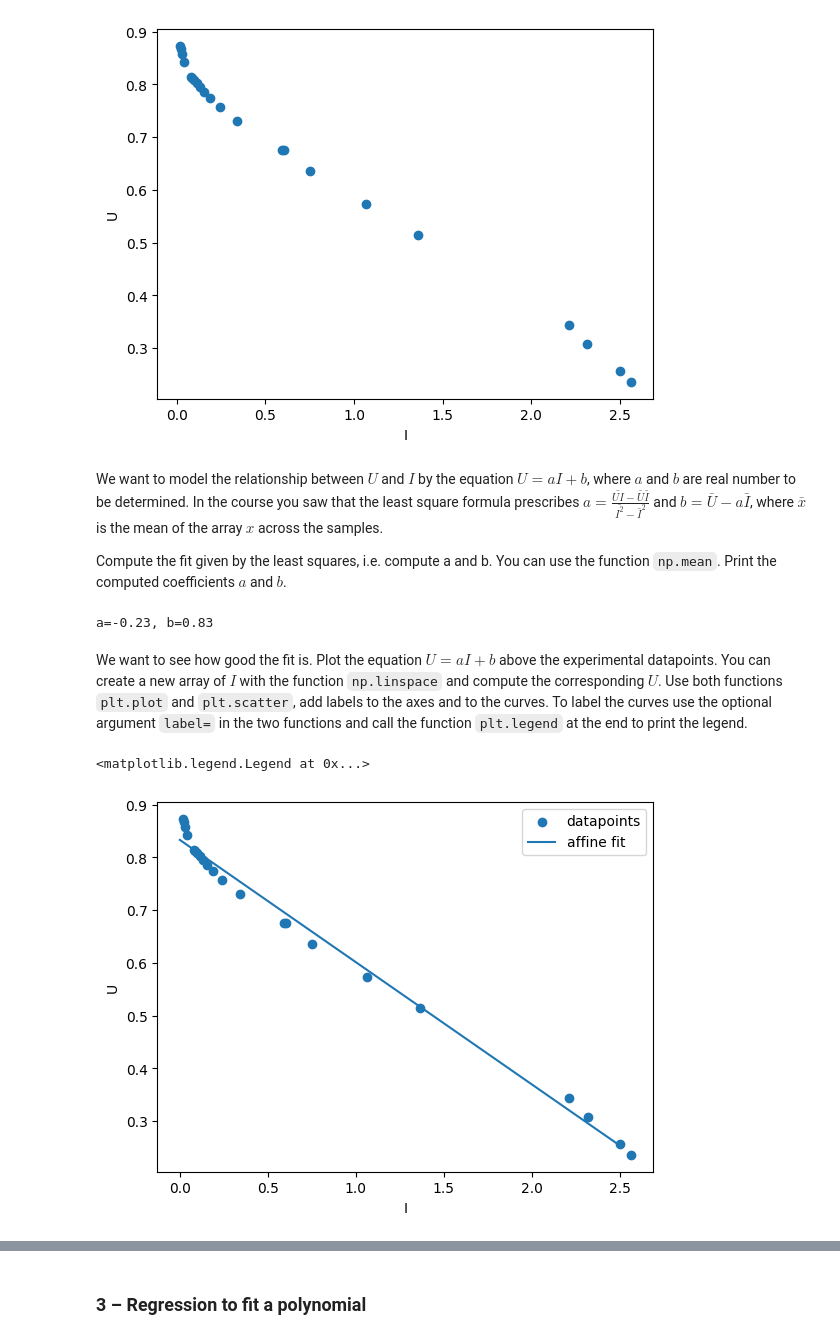
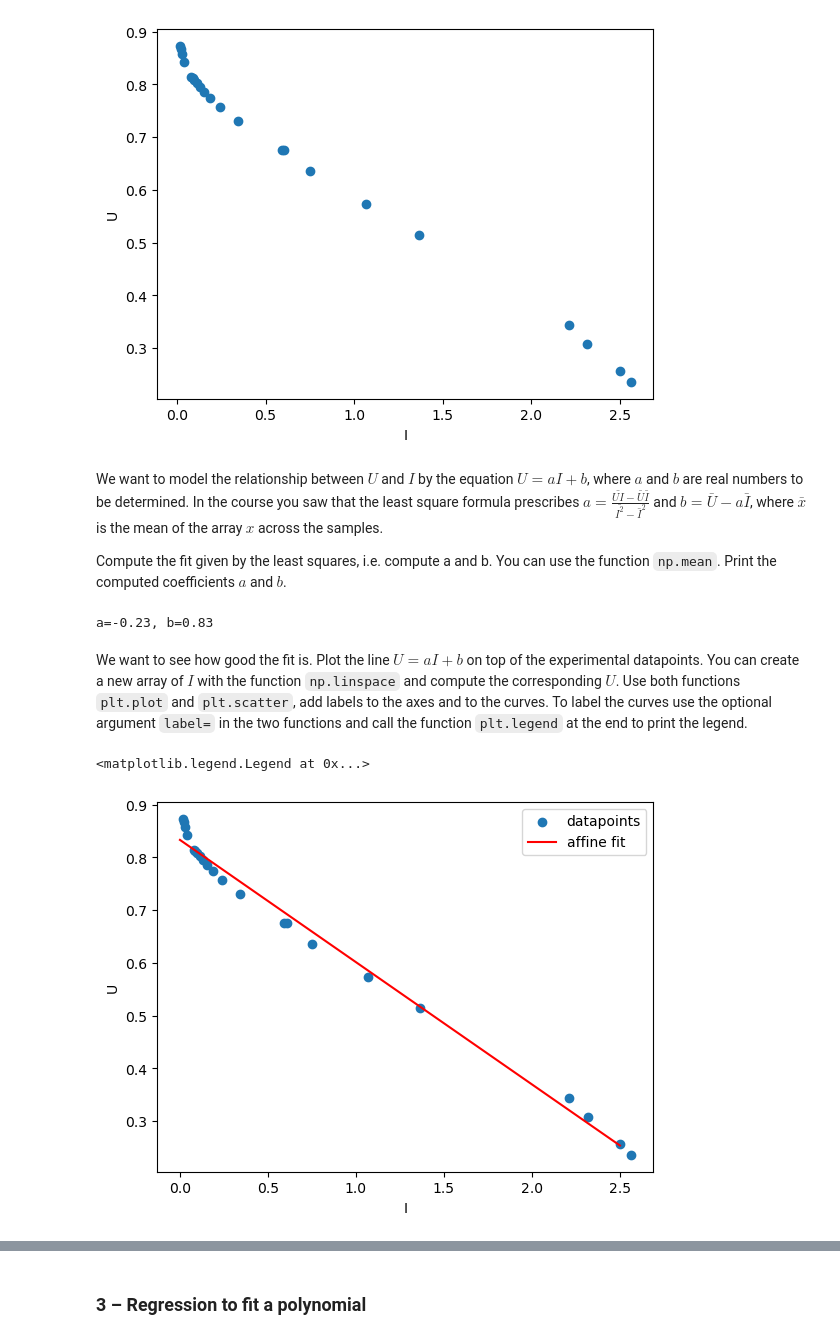
Before and after one commit to SPOC-group/phys-231-exercises, a Jupyter notebook: Exercise_4/ex4_linear_regression_solution.ipynb, the cells around one changed output, grey strips where cells are left out. Saved outputs shown, nothing was run; the diff lists cells and outputs as text; code cells hidden in the pictures.

```diff
--- a/Exercise_4/ex4_linear_regression_solution.ipynb
+++ b/Exercise_4/ex4_linear_regression_solution.ipynb
@@ -96,7 +96,7 @@ plt.ylabel("U")
 Text(0, 0.5, 'U')
 [figure]
 # %% [markdown]
-We want to model the relationship between $U$ and $I$ by the equation $U=aI+b$, where $a$ and $b$ are real number to be determined. In the course you saw that the least square formula prescribes $a=\frac{\bar{UI}-\bar{U}\bar{I}}{\bar{I^2}-\bar{I}^2}$ and $b=\bar{U}-a\bar{I}$, where $\bar{x}$ is the mean of the array $x$ across the samples.
+We want to model the relationship between $U$ and $I$ by the equation $U=aI+b$, where $a$ and $b$ are real numbers to be determined. In the course you saw that the least square formula prescribes $a=\frac{\bar{UI}-\bar{U}\bar{I}}{\bar{I^2}-\bar{I}^2}$ and $b=\bar{U}-a\bar{I}$, where $\bar{x}$ is the mean of the array $x$ across the samples.
 
 Compute the fit given by the least squares, i.e. compute a and b. You can use the function `np.mean`. Print the computed coefficients $a$ and $b$.
 # %%
@@ -112,18 +112,18 @@ print("a={:.2}, b={:.2}".format(a, b))
 # %% [output]
 a=-0.23, b=0.83
 # %% [markdown]
-We want to see how good the fit is. Plot the equation $U=aI+b$ above the experimental datapoints. You can create a new array of $I$ with the function `np.linspace` and compute the corresponding $U$. Use both functions `plt.plot` and `plt.scatter`, add labels to the axes and to the curves. To label the curves use the optional argument `label=` in the two functions and call the function `plt.legend` at the end to print the legend.
+We want to see how good the fit is. Plot the line $U=aI+b$ on top of the experimental datapoints. You can create a new array of $I$ with the function `np.linspace` and compute the corresponding $U$. Use both functions `plt.plot` and `plt.scatter`, add labels to the axes and to the curves. To label the curves use the optional argument `label=` in the two functions and call the function `plt.legend` at the end to print the legend.
 # %%
 ### to be completed
 
 ### solution
 plt.scatter(I, U, label="datapoints")
 Ireg = np.linspace(0, 2.5, 20)
-plt.plot(Ireg, a*Ireg+b, label="affine fit")
+plt.plot(Ireg, a*Ireg+b, label="affine fit", color='r')
 plt.xlabel("I")
 plt.ylabel("U")
 plt.legend()
 # %% [output]
 <matplotlib.legend.Legend at 0x...>
-[figure, old version]
+[figure, new version]
 # %% [markdown]
```
Also changed, not shown: parts of 37 cells of this notebook, 1 other file.
